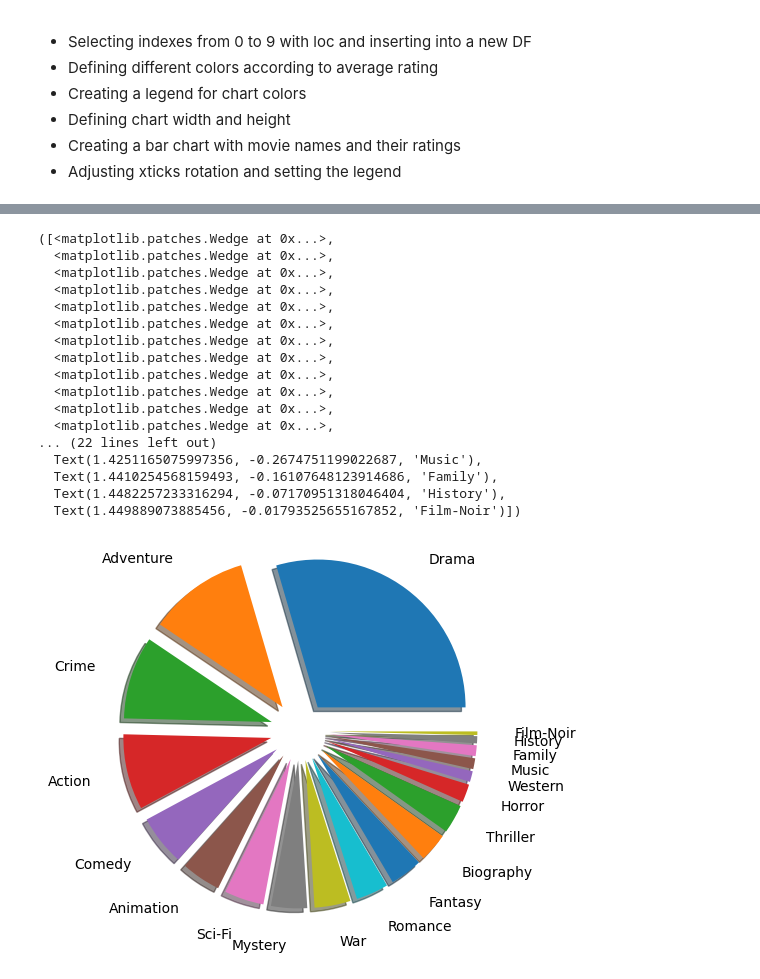
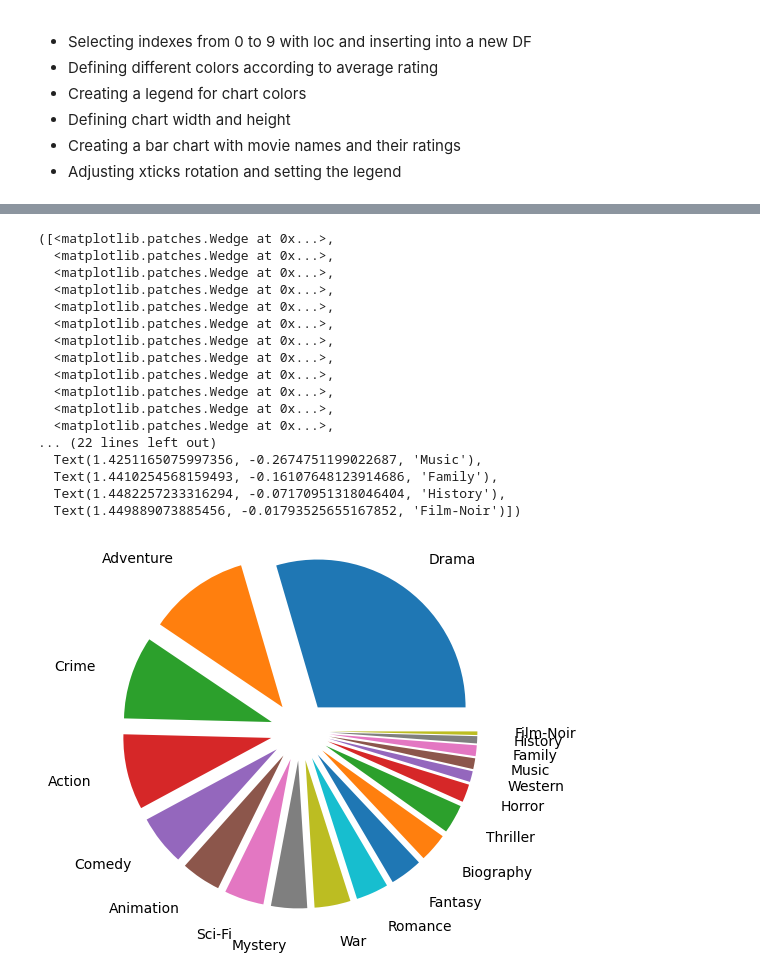
Before and after one commit to prokope/movie-dashboard, a Jupyter notebook: movie_analysis.ipynb, the cells around one changed output, grey strips where cells are left out. Drawn from its saved outputs; the diff is of its cells as text; code cells hidden in the pictures.

Commit message:
New text cells, comments and top directors chart

```diff
--- a/movie_analysis.ipynb
+++ b/movie_analysis.ipynb
@@ -39,30 +63,30 @@ plt.legend(handles=[greater_than_9, less_than_9], title="Rating")
 # %%
 top_100_movies = movie_data.loc[0:99, "genres"]
 genres = top_100_movies.str.split(", ")
 genres = genres.explode().value_counts()
 explode = [
     0.2 for genre in genres.index
 ]
 explode = tuple(explode)
 
 fig, ax = plt.subplots()
-ax.pie(genres, labels=genres.index, labeldistance=1.25, explode=explode, shadow=True)
+ax.pie(genres, labels=genres.index, labeldistance=1.25, explode=explode)
 # %% [output]
 ([<matplotlib.patches.Wedge at 0x...>,
   <matplotlib.patches.Wedge at 0x...>,
   <matplotlib.patches.Wedge at 0x...>,
   <matplotlib.patches.Wedge at 0x...>,
   <matplotlib.patches.Wedge at 0x...>,
   <matplotlib.patches.Wedge at 0x...>,
   <matplotlib.patches.Wedge at 0x...>,
   <matplotlib.patches.Wedge at 0x...>,
   <matplotlib.patches.Wedge at 0x...>,
   <matplotlib.patches.Wedge at 0x...>,
   <matplotlib.patches.Wedge at 0x...>,
   <matplotlib.patches.Wedge at 0x...>,
 ... (22 lines left out)
   Text(1.4251165075997356, -0.2674751199022687, 'Music'),
   Text(1.4410254568159493, -0.16107648123914686, 'Family'),
   Text(1.4482257233316294, -0.07170951318046404, 'History'),
   Text(1.449889073885456, -0.01793525655167852, 'Film-Noir')])
-[figure, old version]
+[figure, new version]
```
Also changed, not shown: parts of 9 cells of this notebook.
